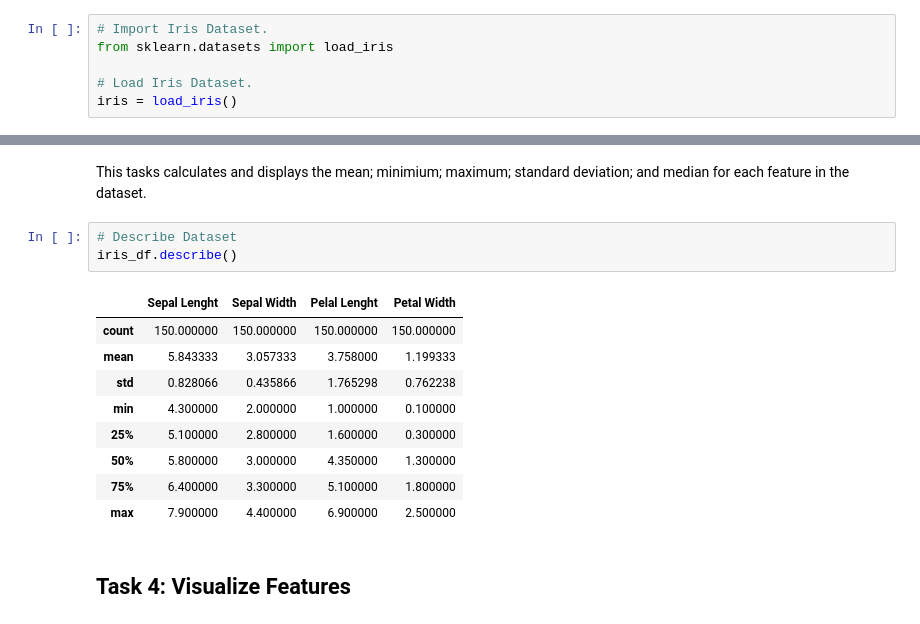
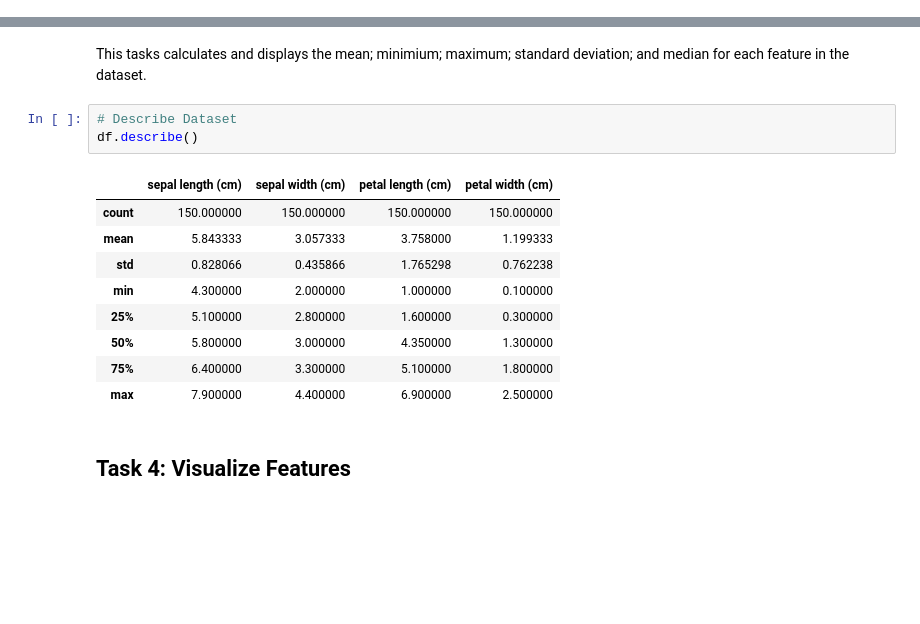
Before and after one commit to filipavinagre/principles_of_data_analytics, a Jupyter notebook: tasks.ipynb, the cells around one changed output, grey strips where cells are left out. Saved outputs shown, nothing was run; the diff lists cells and outputs as text; blank space fills up the shorter version.

```diff
--- a/tasks.ipynb
+++ b/tasks.ipynb
@@ -81,9 +73,3 @@ import numpy as np
-# %%
-# Import Iris Dataset.
-from sklearn.datasets import load_iris
-
-# Load Iris Dataset.
-iris = load_iris()
 # %%
 # Creates Dataframe
 df = pd.DataFrame(iris.data, columns=('sepal length (cm)','sepal width (cm)','petal length (cm)','petal width (cm)'))
@@ -146,9 +149,9 @@ print(iris.target_names)
 This tasks calculates and displays the mean; minimium; maximum; standard deviation; and median for each feature in the dataset.
 # %%
 # Describe Dataset
-iris_df.describe()
+df.describe()
 # %% [output]
-|  | Sepal Lenght | Sepal Width | Pelal Lenght | Petal Width |
+|  | sepal length (cm) | sepal width (cm) | petal length (cm) | petal width (cm) |
 | count | 150.000000 | 150.000000 | 150.000000 | 150.000000 |
 | mean | 5.843333 | 3.057333 | 3.758000 | 1.199333 |
 | std | 0.828066 | 0.435866 | 1.765298 | 0.762238 |
```
Also changed, not shown: parts of 27 cells of this notebook, 1 other file.
